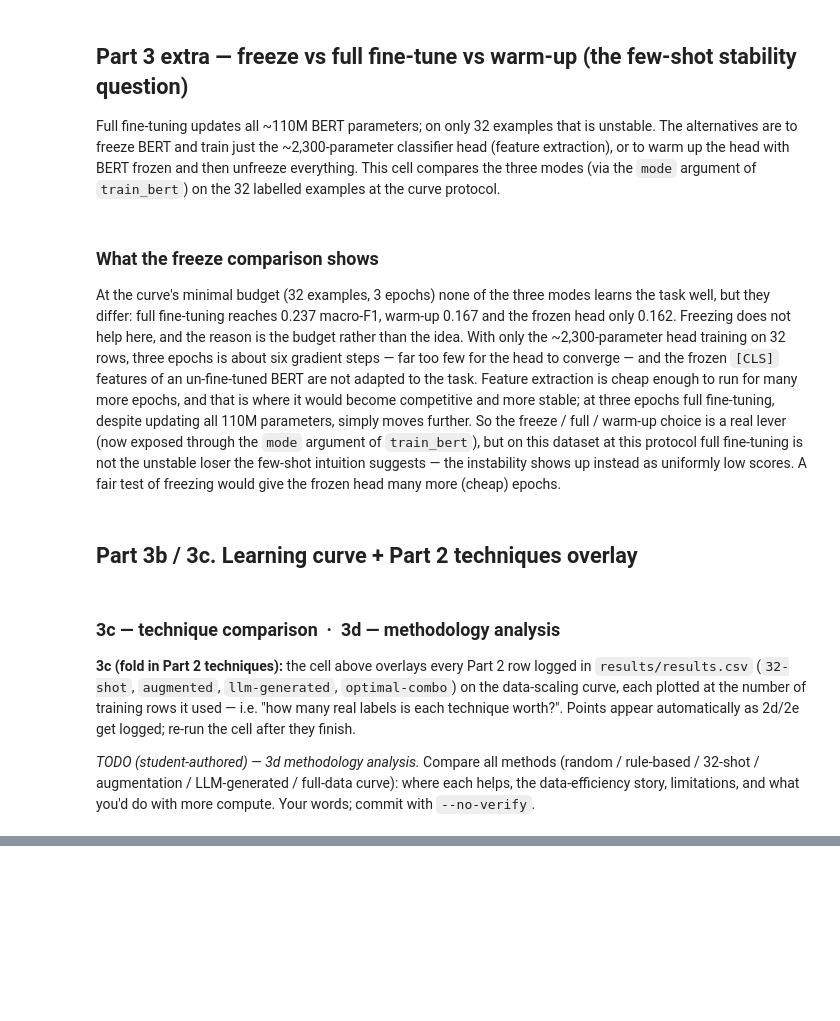
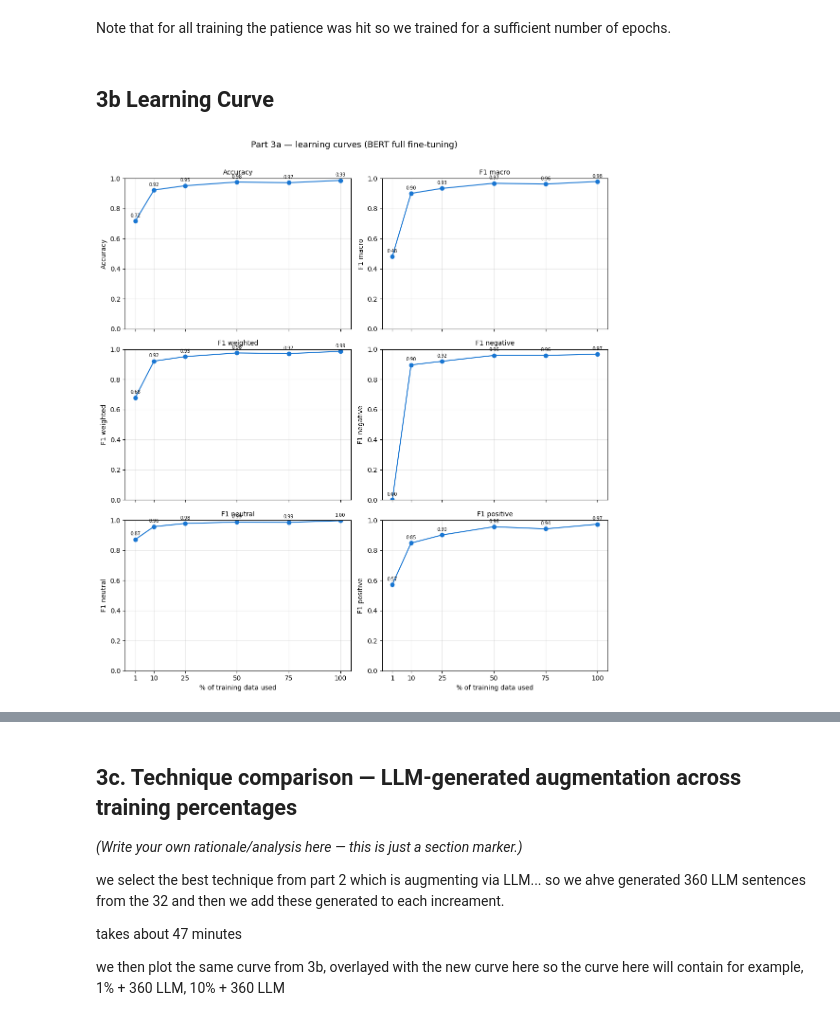
Before and after one commit to cherrylchico/advanced_nlp, a Jupyter notebook: notebooks/part3.ipynb, the cells around one changed output, grey strips where cells are left out. Saved outputs shown, nothing was run; the diff lists cells and outputs as text; code cells hidden in the pictures; blank space fills up the shorter version.

Commit message:
part 3 partial codes laid out

```diff
--- a/notebooks/part3.ipynb
+++ b/notebooks/part3.ipynb
@@ -256,3 +271,0 @@ pd.DataFrame(cp_rows)
-# %% [markdown]
-## Part 3 extra — freeze vs full fine-tune vs warm-up (the few-shot stability question)
-Full fine-tuning updates all ~110M BERT parameters; on only 32 examples that is unstable.‍ The alternatives are to freeze BERT and train just the ~2,300-parameter classifier head (feature extraction), or to warm up the head with BERT frozen and then unfreeze everything.‍ This cell compares the three modes (via the `mode` argument of `train_bert`) on the 32 labelled examples at the curve protocol.‍
@@ -286,5 +271,0 @@ pd.DataFrame(freeze_rows)[['mode', 'accuracy', 'f1_macro', 'f1_negative', 'f1_ne
-# %% [markdown]
-### What the freeze comparison shows
-At the curve's minimal budget (32 examples, 3 epochs) none of the three modes learns the task well, but they differ: full fine-tuning reaches 0.237 macro-F1, warm-up 0.167 and the frozen head only 0.162.‍ Freezing does not help here, and the reason is the budget rather than the idea.‍ With only the ~2,300-parameter head training on 32 rows, three epochs is about six gradient steps — far too few for the head to converge — and the frozen `[CLS]` features of an un-fine-tuned BERT are not adapted to the task.‍ Feature extraction is cheap enough to run for many more epochs, and that is where it would become competitive and more stable; at three epochs full fine-tuning, despite updating all 110M parameters, simply moves further.‍ So the freeze / full / warm-up choice is a real lever (now exposed through the `mode` argument of `train_bert`), but on this dataset at this protocol full fine-tuning is not the unstable loser the few-shot intuition suggests — the instability shows up instead as uniformly low scores.‍ A fair test of freezing would give the frozen head many more (cheap) epochs.‍
-# %% [markdown]
-## Part 3b / 3c.‍ Learning curve + Part 2 techniques overlay
@@ -349,6 +272,53 @@ pd.concat([curve[cols]] + [r[cols] for r in tech_rows] + ([llm[cols]] if len(llm
-# %% [markdown]
-### 3c — technique comparison &nbsp;·&nbsp; 3d — methodology analysis
-
-**3c (fold in Part 2 techniques):** the cell above overlays every Part 2 row logged in `results/results.csv` (`32-shot`, `augmented`, `llm-generated`, `optimal-combo`) on the data-scaling curve, each plotted at the number of training rows it used — i.e.‍ "how many real labels is each technique worth?".‍ Points appear automatically as 2d/2e get logged; re-run the cell after they finish.‍
-
-_TODO (student-authored) — 3d methodology analysis._ Compare all methods (random / rule-based / 32-shot / augmentation / LLM-generated / full-data curve): where each helps, the data-efficiency story, limitations, and what you'd do with more compute.‍ Your words; commit with `--no-verify`.‍
+# %% [markdown]
+Note that for all training the patience was hit so we trained for a sufficient number of epochs.‍
+# %% [markdown]
+## 3b Learning Curve
+# %%
+# watermark: AGLLM (AI-assisted content disclosure)
+import matplotlib.pyplot as plt
+
+# One panel per metric -> fills the 3x2 grid.
+CURVE_METRICS = [('accuracy', 'Accuracy'), ('f1_macro', 'F1 macro'),
+                 ('f1_weighted', 'F1 weighted'), ('f1_negative', 'F1 negative'),
+                 ('f1_neutral', 'F1 neutral'), ('f1_positive', 'F1 positive')]
+
+
+def plot_learning_curves(maxlen=None, title='Part 3a — learning curves (BERT full fine-tuning)'):
+    """3x2 grid of learning curves, one panel per test metric, vs the % of training data used
+    (linear x-axis). Reads the logged 'full-N%' rows from results.csv for the CURRENT curve
+    protocol (matched on the maxlen recorded in notes), so it reflects whatever 3a has logged
+    and ignores rows left from an older protocol."""
+    maxlen = str(maxlen if maxlen is not None else CURVE['max_len'])
+    res = pd.read_csv(eu.RESULTS_CSV)
+    res = res[(res['model'] == MODEL) & (res['split'] == 'test')
+              & res['method'].str.fullmatch(r'full-\d+%').fillna(False)]
+    res = res[res['notes'].apply(lambda s: notes_kv(s).get('maxlen') == maxlen)]
+    res = res.sort_values('n_train_labeled')
+    if res.empty:
+        print(f'[waiting] no logged full-N% rows for maxlen={maxlen} yet — run the 3a cell first')
+        return res
+    pct = res['method'].str.extract(r'full-(\d+)%')[0].astype(int).to_numpy()   # 1, 10, 25, 50, 75, 100
+
+    fig, axes = plt.subplots(3, 2, figsize=(11, 12), sharex=True)
+    for ax, (key, label) in zip(axes.ravel(), CURVE_METRICS):
+        y = res[key].astype(float).to_numpy()
+        ax.plot(pct, y, marker='o', color='#1976d2')
+        ax.set_title(label, fontsize=10)
+        ax.set_ylim(0, 1)
+        ax.set_xticks(pct)
+        ax.set_ylabel(label)
+        ax.grid(True, alpha=0.3)
+        for x, yy in zip(pct, y):
+            ax.annotate(f'{yy:.2f}', (x, yy), textcoords='offset points',
+                        xytext=(0, 6), fontsize=7, ha='center')
+    for ax in axes[-1]:
+        ax.set_xlabel('% of training data used')
+    fig.suptitle(title, fontsize=13)
+    fig.tight_layout(rect=[0, 0, 1, 0.97])
+    plt.show()
+    return res
+
+
+_ = plot_learning_curves()
+# %% [output]
+[figure, added]
@@ -354,0 +326,11 @@ _TODO (student-authored) — 3d methodology analysis._ Compare all methods (rand
+# %% [markdown]
+## 3c.‍ Technique comparison — LLM-generated augmentation across training percentages
+
+_(Write your own rationale/analysis here — this is just a section marker.)_
+
+we select the best technique from part 2 which is augmenting via LLM...‍  so we ahve generated 360 LLM sentences from the 32 and then we add these generated to each increament.‍
+
+takes about 47 minutes
+
+
+we then plot the same curve from 3b, overlayed with the new curve here so the curve here will contain for example, 1% + 360 LLM, 10% + 360 LLM
```
Also changed, not shown: parts of 21 cells of this notebook, 3 other files.
